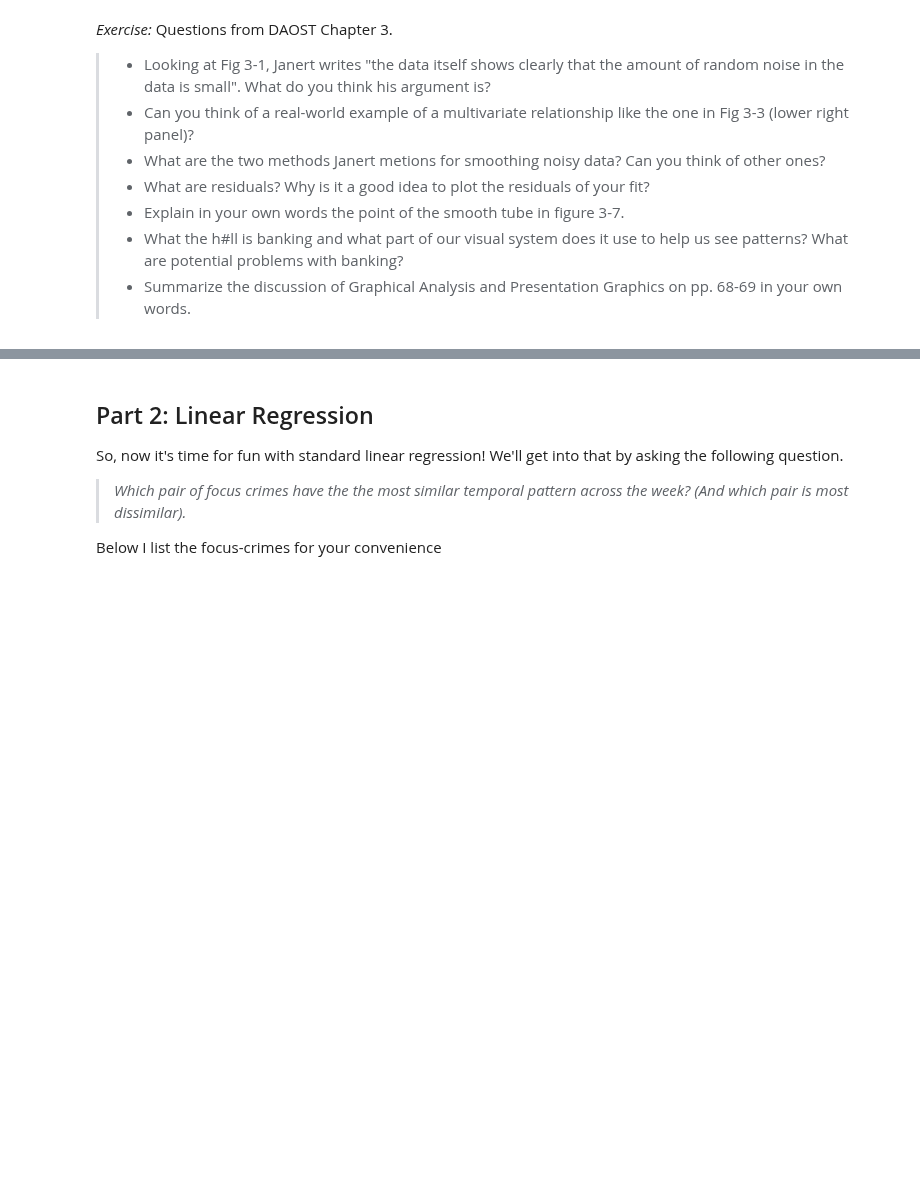
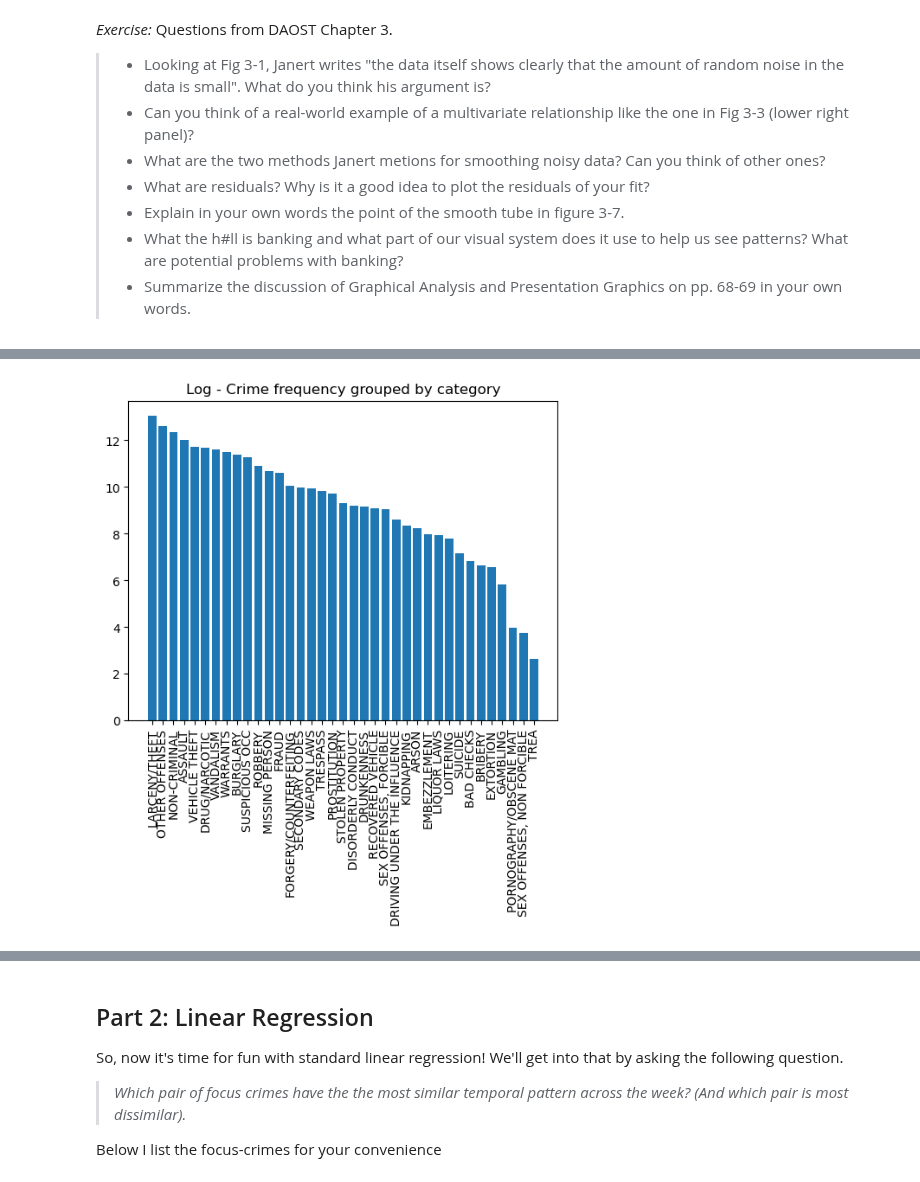
Before and after one commit to jens-create/socialdata2023, a Jupyter notebook: lectures/Week5.ipynb, the cells around one changed output, grey strips where cells are left out. Cells and saved outputs as stored; diff of their text form; code cells hidden in the pictures; blank space fills up the shorter version.

```diff
--- a/lectures/Week5.ipynb
+++ b/lectures/Week5.ipynb
@@ -50,0 +54,28 @@ Ok. Let's briefly talk about logarithms and logarithimic plots (if you take my n
+# %%
+import pandas as pd
+df = pd.read_csv("/Users/jenspt/Desktop/git/socialdata2023/assignments/data/Police_Department_Incident_Reports__Historical_2003_to_May_2018.csv")
+df["Timestamp"] = pd.to_datetime(df["Date"], infer_datetime_format=True)
+df = df[df["Timestamp"] < "12/31/2017"]
+
+# Libraries
+import numpy as np
+import matplotlib.pyplot as plt
+
+
+height = np.log(list(df["Category"].value_counts().values))
+
+bars = list(df["Category"].value_counts().index)
+y_pos = np.arange(len(bars))
+
+# Create bars
+plt.bar(y_pos, height)
+
+# Create names on the x-axis
+plt.xticks(y_pos, bars)
+plt.xticks(rotation = 90)
+plt.title("Log - Crime frequency grouped by category")
+
+# Show graphic
+plt.show()
+# %% [output]
+[figure, added]
```
Also changed, not shown: parts of 8 cells of this notebook, 3 other files.
